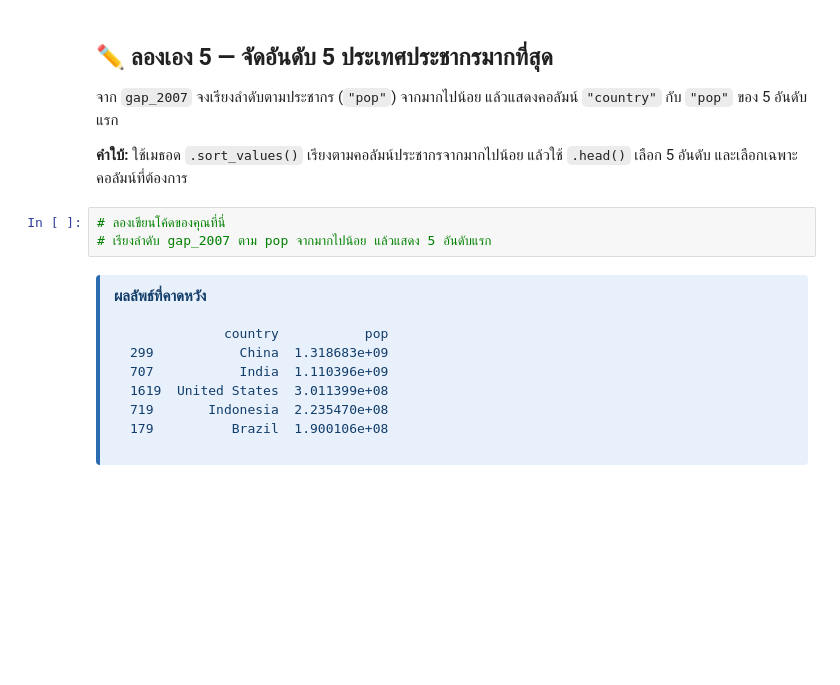
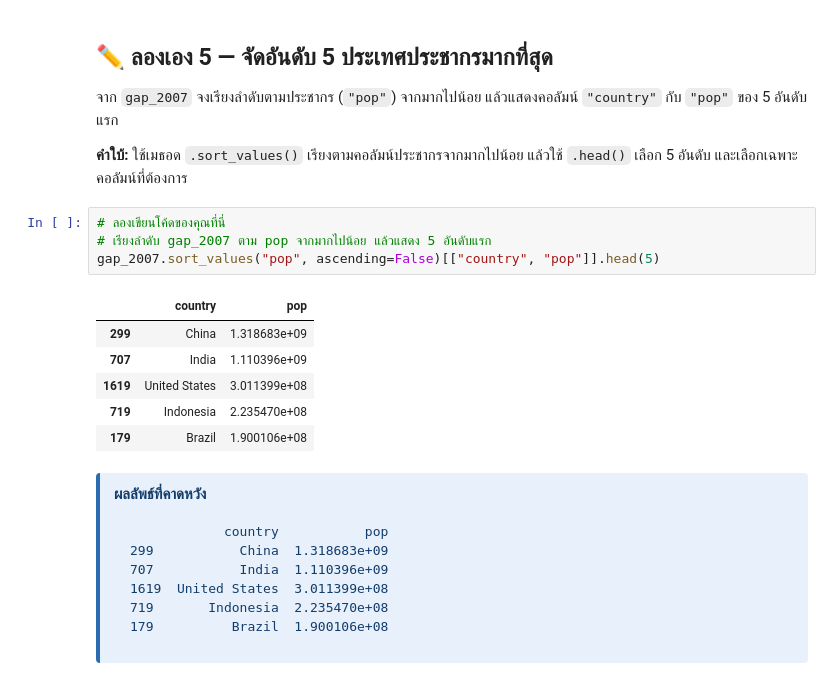
Before and after one commit to utarn/datascience-metrology, a Jupyter notebook: day1/module2_pandas_tables/book.ipynb, the cells around one changed output. Drawn from its saved outputs; the diff is of its cells as text; blank space fills up the shorter version.

```diff
--- a/day1/module2_pandas_tables/book.ipynb
+++ b/day1/module2_pandas_tables/book.ipynb
@@ -259,6 +281,14 @@ rich_2007.sort_values(
 # %%
 # ลองเขียนโค้ดของคุณที่นี่
 # เรียงลำดับ gap_2007 ตาม pop จากมากไปน้อย แล้วแสดง 5 อันดับแรก
+gap_2007.sort_values("pop", ascending=False)[["country", "pop"]].head(5)
+# %% [output]
+|  | country | pop |
+| 299 | China | 1.318683e+09 |
+| 707 | India | 1.110396e+09 |
+| 1619 | United States | 3.011399e+08 |
+| 719 | Indonesia | 2.235470e+08 |
+| 179 | Brazil | 1.900106e+08 |
 # %% [markdown]
 <div style="background-color:#e8f1fb; border-left:4px solid #2b6cb0; padding:10px 14px; border-radius:4px; color:#123d6b;">
 
```
Also changed, not shown: parts of 8 cells of this notebook, 13 other files.
